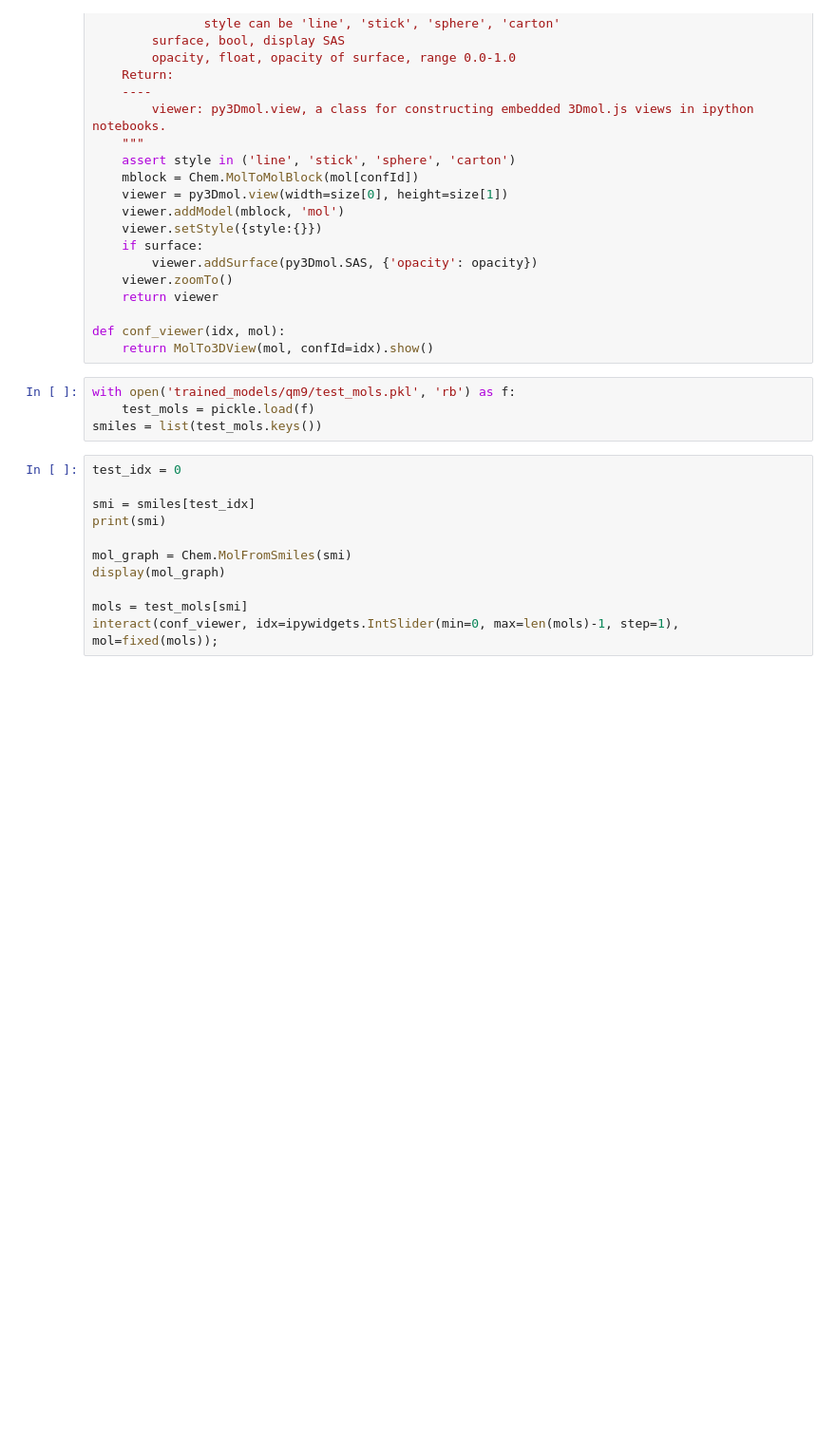
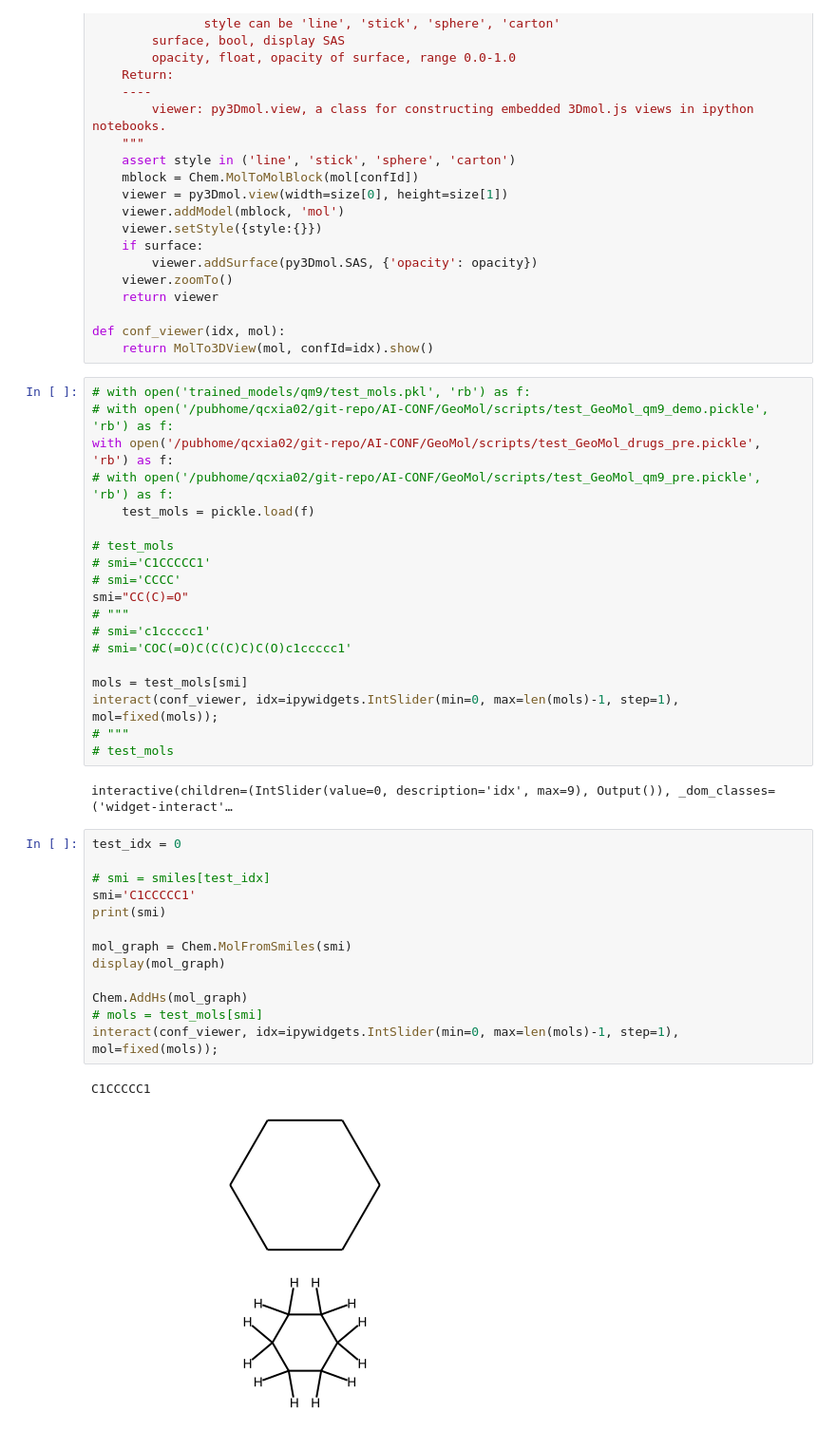
Before and after one commit to PattanaikL/GeoMol, a Jupyter notebook: visualize_confs.ipynb, the cells around one changed output. Shown at 95% size. Drawn from its saved outputs; the diff is of its cells as text; blank space fills up the shorter version.

```diff
--- a/visualize_confs.ipynb
+++ b/visualize_confs.ipynb
@@ -48,18 +48,41 @@ def MolTo3DView(mol, size=(600, 600), style="stick", surface=False, opacity=0.5,
 
 def conf_viewer(idx, mol):
     return MolTo3DView(mol, confId=idx).show()
-# %%
-with open('trained_models/qm9/test_mols.pkl', 'rb') as f:
-    test_mols = pickle.load(f)
-smiles = list(test_mols.keys())
+# %%
+# with open('trained_models/qm9/test_mols.pkl', 'rb') as f:
+# with open('/pubhome/qcxia02/git-repo/AI-CONF/GeoMol/scripts/test_GeoMol_qm9_demo.pickle', 'rb') as f:
+with open('/pubhome/qcxia02/git-repo/AI-CONF/GeoMol/scripts/test_GeoMol_drugs_pre.pickle', 'rb') as f:
+# with open('/pubhome/qcxia02/git-repo/AI-CONF/GeoMol/scripts/test_GeoMol_qm9_pre.pickle', 'rb') as f:
+    test_mols = pickle.load(f)
+
+# test_mols
+# smi='C1CCCCC1'
+# smi='CCCC'
+smi="CC(C)=O"
+# """
+# smi='c1ccccc1'
+# smi='COC(=O)C(C(C)C)C(O)c1ccccc1'
+
+mols = test_mols[smi]
+interact(conf_viewer, idx=ipywidgets.IntSlider(min=0, max=len(mols)-1, step=1), mol=fixed(mols));
+# """
+# test_mols
+# %% [output]
+interactive(children=(IntSlider(value=0, description='idx', max=9), Output()), _dom_classes=('widget-interact'…
 # %%
 test_idx = 0
 
-smi = smiles[test_idx]
+# smi = smiles[test_idx]
+smi='C1CCCCC1'
 print(smi)
 
 mol_graph = Chem.MolFromSmiles(smi)
 display(mol_graph)
 
-mols = test_mols[smi]
+Chem.AddHs(mol_graph)
+# mols = test_mols[smi]
 interact(conf_viewer, idx=ipywidgets.IntSlider(min=0, max=len(mols)-1, step=1), mol=fixed(mols));
+# %% [output]
+C1CCCCC1
+[figure, added]
+[figure, added]
```
Also changed, not shown: parts of 11 cells of this notebook, 19 other files.
